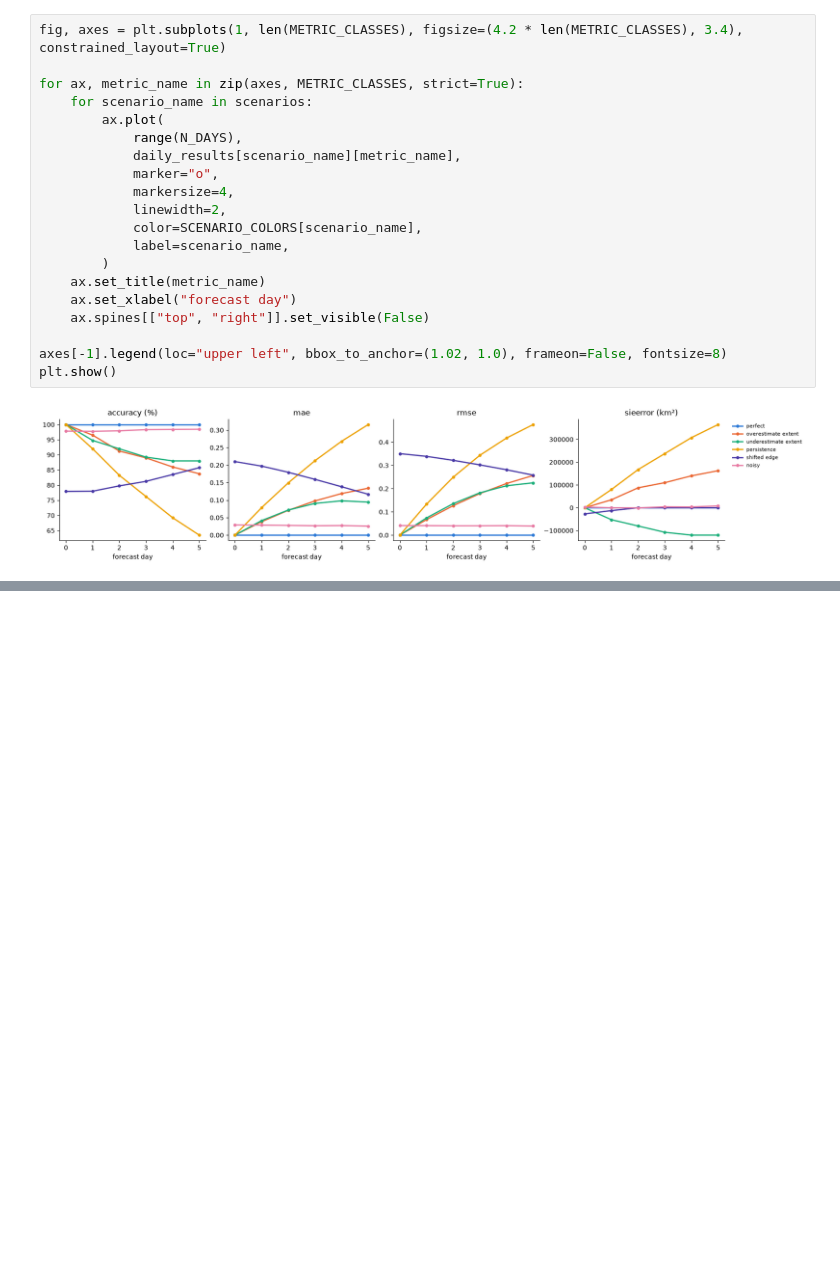
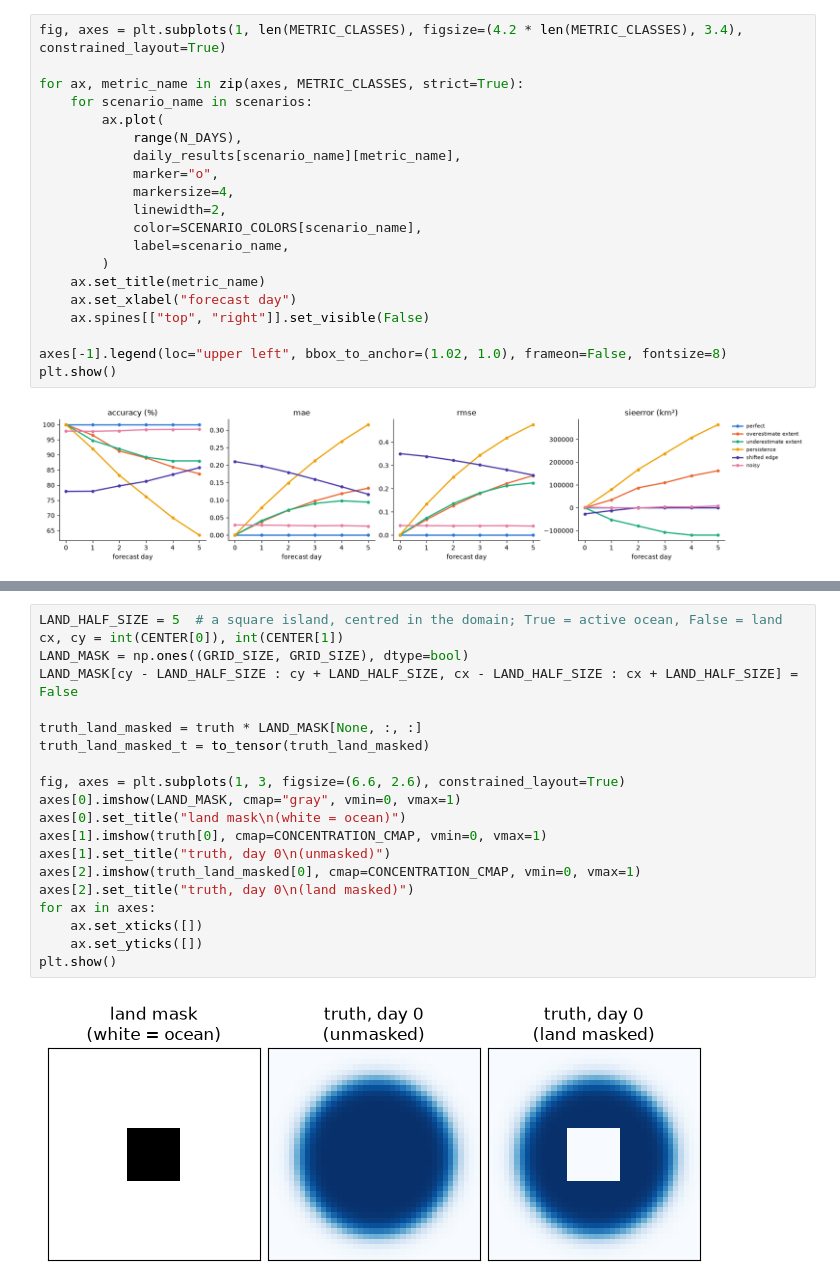
Before and after one commit to alan-turing-institute/icenet-mp, a Jupyter notebook: notebooks/metrics_examples.ipynb, the cells around one changed output, grey strips where cells are left out. Drawn from its saved outputs; the diff is of its cells as text; blank space fills up the shorter version.

```diff
--- a/notebooks/metrics_examples.ipynb
+++ b/notebooks/metrics_examples.ipynb
@@ -207,0 +216,22 @@ plt.show()
+# %%
+LAND_HALF_SIZE = 5  # a square island, centred in the domain; True = active ocean, False = land
+cx, cy = int(CENTER[0]), int(CENTER[1])
+LAND_MASK = np.ones((GRID_SIZE, GRID_SIZE), dtype=bool)
+LAND_MASK[cy - LAND_HALF_SIZE : cy + LAND_HALF_SIZE, cx - LAND_HALF_SIZE : cx + LAND_HALF_SIZE] = False
+
+truth_land_masked = truth * LAND_MASK[None, :, :]
+truth_land_masked_t = to_tensor(truth_land_masked)
+
+fig, axes = plt.subplots(1, 3, figsize=(6.6, 2.6), constrained_layout=True)
+axes[0].imshow(LAND_MASK, cmap="gray", vmin=0, vmax=1)
+axes[0].set_title("land mask\n(white = ocean)")
+axes[1].imshow(truth[0], cmap=CONCENTRATION_CMAP, vmin=0, vmax=1)
+axes[1].set_title("truth, day 0\n(unmasked)")
+axes[2].imshow(truth_land_masked[0], cmap=CONCENTRATION_CMAP, vmin=0, vmax=1)
+axes[2].set_title("truth, day 0\n(land masked)")
+for ax in axes:
+    ax.set_xticks([])
+    ax.set_yticks([])
+plt.show()
+# %% [output]
+[figure, added]
```
Also changed, not shown: parts of 14 cells of this notebook, 3 other files.
